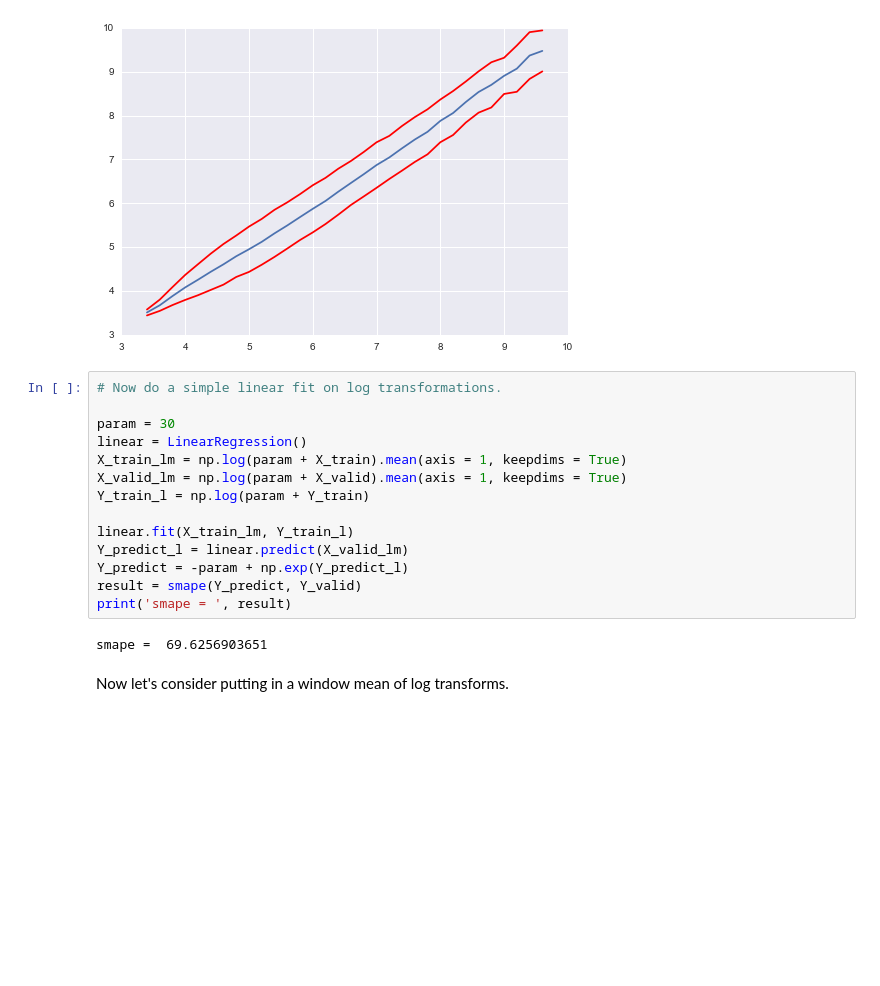
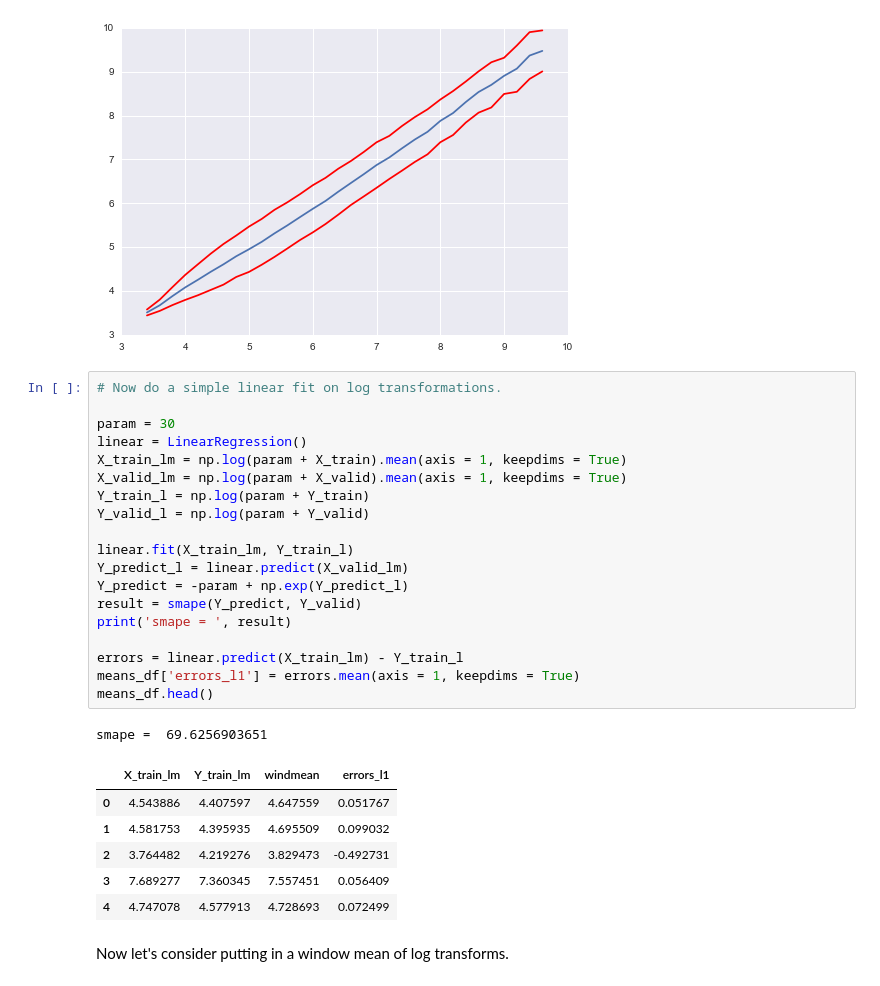
Before and after one commit to MatthewMcGonagle/KaggleWikiTraffic, a Jupyter notebook: AbsoluteWindowMeans.ipynb, the cells around one changed output. Saved outputs shown, nothing was run; the diff lists cells and outputs as text; blank space fills up the shorter version.

```diff
--- a/AbsoluteWindowMeans.ipynb
+++ b/AbsoluteWindowMeans.ipynb
@@ -151,19 +152,30 @@ plt.show()
 # %%
 # Now do a simple linear fit on log transformations.
 
 param = 30
 linear = LinearRegression()
 X_train_lm = np.log(param + X_train).mean(axis = 1, keepdims = True)
 X_valid_lm = np.log(param + X_valid).mean(axis = 1, keepdims = True)
 Y_train_l = np.log(param + Y_train)
+Y_valid_l = np.log(param + Y_valid)
 
 linear.fit(X_train_lm, Y_train_l)
 Y_predict_l = linear.predict(X_valid_lm)
 Y_predict = -param + np.exp(Y_predict_l)
 result = smape(Y_predict, Y_valid)
 print('smape = ', result)
+
+errors = linear.predict(X_train_lm) - Y_train_l
+means_df['errors_l1'] = errors.mean(axis = 1, keepdims = True)
+means_df.head()
 # %% [output]
 smape =  69.6256903651
+|  | X_train_lm | Y_train_lm | windmean | errors_l1 |
+| 0 | 4.543886 | 4.407597 | 4.647559 | 0.051767 |
+| 1 | 4.581753 | 4.395935 | 4.695509 | 0.099032 |
+| 2 | 3.764482 | 4.219276 | 3.829473 | -0.492731 |
+| 3 | 7.689277 | 7.360345 | 7.557451 | 0.056409 |
+| 4 | 4.747078 | 4.577913 | 4.728693 | 0.072499 |
 # %% [markdown]
 Now let's consider putting in a window mean of log transforms.
 # %%
```
Also changed, not shown: parts of 5 cells of this notebook.
